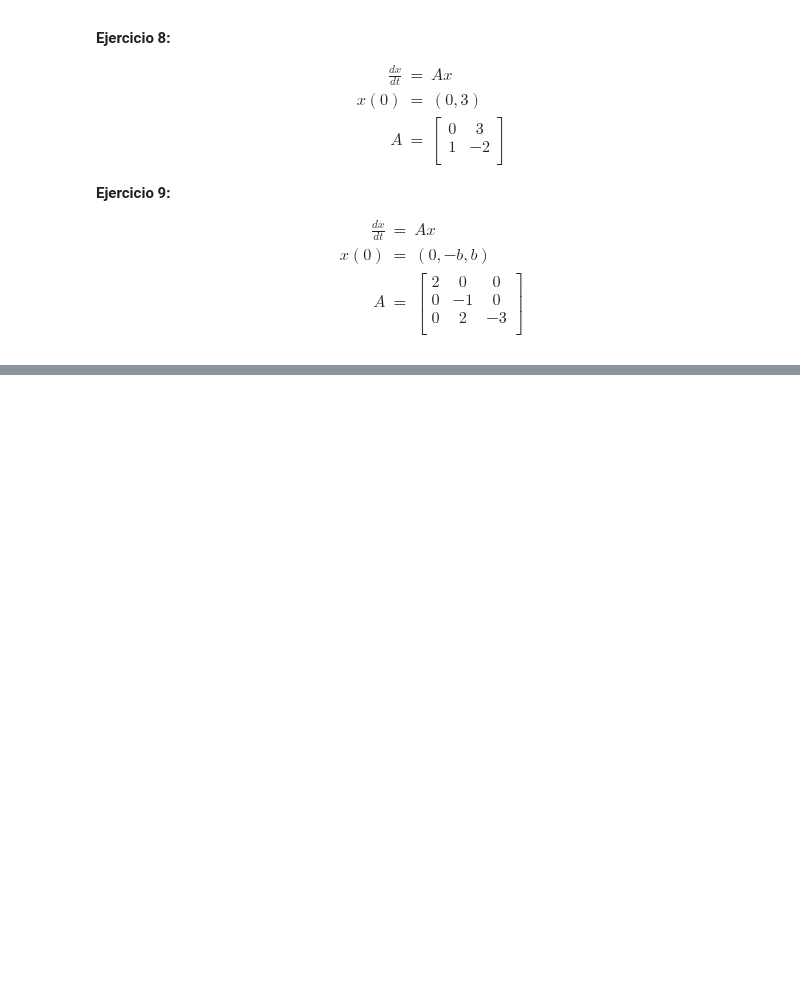
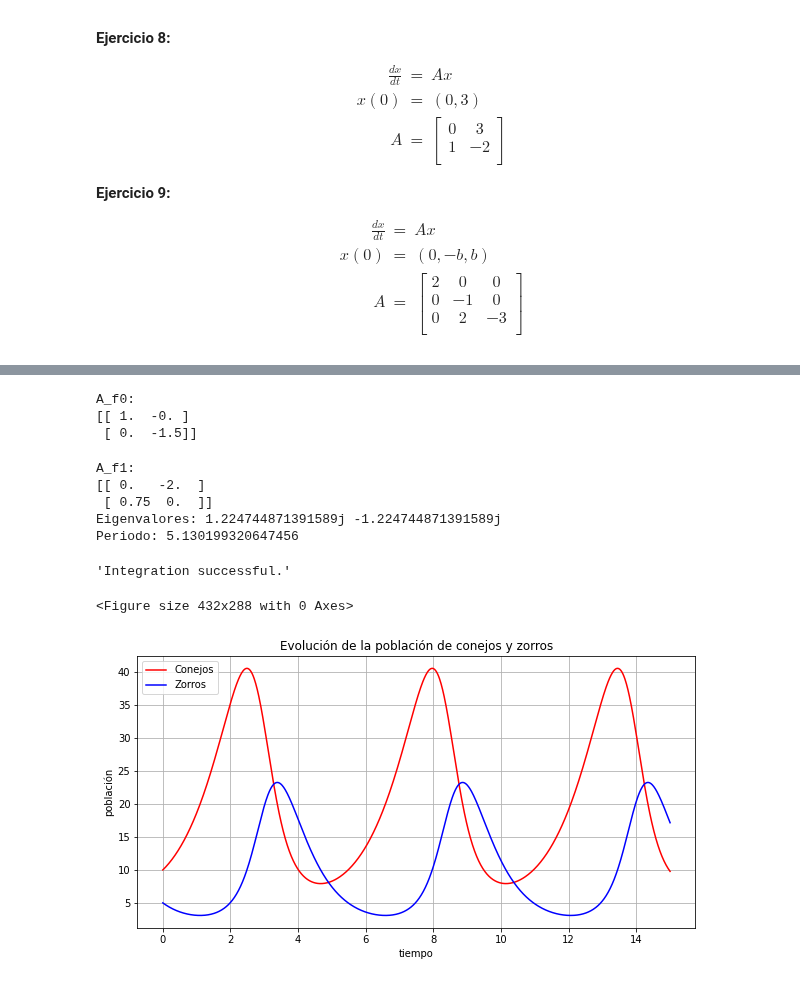
Before and after one commit to carloslizarragac/FisicaComputacional1, a Jupyter notebook: Actividad9.ipynb, the cells around one changed output, grey strips where cells are left out. Drawn from its saved outputs; the diff is of its cells as text; code cells hidden in the pictures; blank space fills up the shorter version.

```diff
--- a/Actividad9.ipynb
+++ b/Actividad9.ipynb
@@ -318,0 +409,19 @@ A & = & \begin{bmatrix}
+# %%
+# Ejemplo de Lotka-Volterra
+
+import numpy as np
+from scipy import integrate, linalg
+import pylab as plt
+
+# Definimos un vector X: X[0]=x, X[1]=y
+
+# Definimos los parámetros
+a = 1.
+b = 0.1
+c = 1.5
+d = 0.75
+
+def dX_dt(X, t=0):
+    """ El lado derecho del sistema de ecuaciones """
+    return np.array([ a*X[0] -   b*X[0]*X[1] ,
+                  -c*X[1] + d*b*X[0]*X[1] ])
@@ -318,0 +448,58 @@ A & = & \begin{bmatrix}
+# %%
+# El Jacobiano evaluado en el primer punto crítico X_f0
+A_f0 = d2X_dt2(X_f0)
+print('A_f0:')
+print(A_f0)
+# %% [output]
+A_f0:
+[[ 1.  -0. ]
+ [ 0.  -1.5]]
+# %%
+# El Jacobiano evaluado en el segundo punto crítico X_f1
+A_f1 = d2X_dt2(X_f1)
+print('A_f1:')
+print(A_f1)
+
+# Y sus eigenvalores son +/- sqrt(c*a).j:
+lambda1, lambda2 = linalg.eigvals(A_f1)
+print('Eigenvalores:', lambda1, lambda2)
+# >>> (1.22474j, -1.22474j)
+
+# Los eigenvalores son imaginarios
+# Con periodo
+T_f1 = 2*np.pi/abs(lambda1)
+print('Periodo:', T_f1)
+# %% [output]
+A_f1:
+[[ 0.   -2.  ]
+ [ 0.75  0.  ]]
+Eigenvalores: 1.224744871391589j -1.224744871391589j
+Periodo: 5.130199320647456
+# %%
+# Integramos el sistema de ecuaciones de Lotka-Volterra usando odeint
+
+t = np.linspace(0, 15,  1000)              # Rango de tiempo de integración
+X0 = np.array([10, 5])                     # Condiciones iniciales: 10 conejos y 5 zorros
+X, infodict = integrate.odeint(dX_dt, X0, t, full_output=True)
+infodict['message']
+# %% [output]
+'Integration successful.'
+# %%
+# Graficamos las soluciones
+
+conejos, zorros = X.T
+
+
+f1 = plt.figure();
+plt.figure(figsize=(10, 5));
+plt.plot(t, conejos, 'r-', label='Conejos');
+plt.plot(t, zorros  , 'b-', label='Zorros');
+plt.grid();
+plt.legend(loc='best');
+plt.xlabel('tiempo');
+plt.ylabel('población');
+plt.title('Evolución de la población de conejos y zorros');
+plt.show();
+# %% [output]
+<Figure size 432x288 with 0 Axes>
+[figure, added]
```
Also changed, not shown: parts of 10 cells of this notebook.
